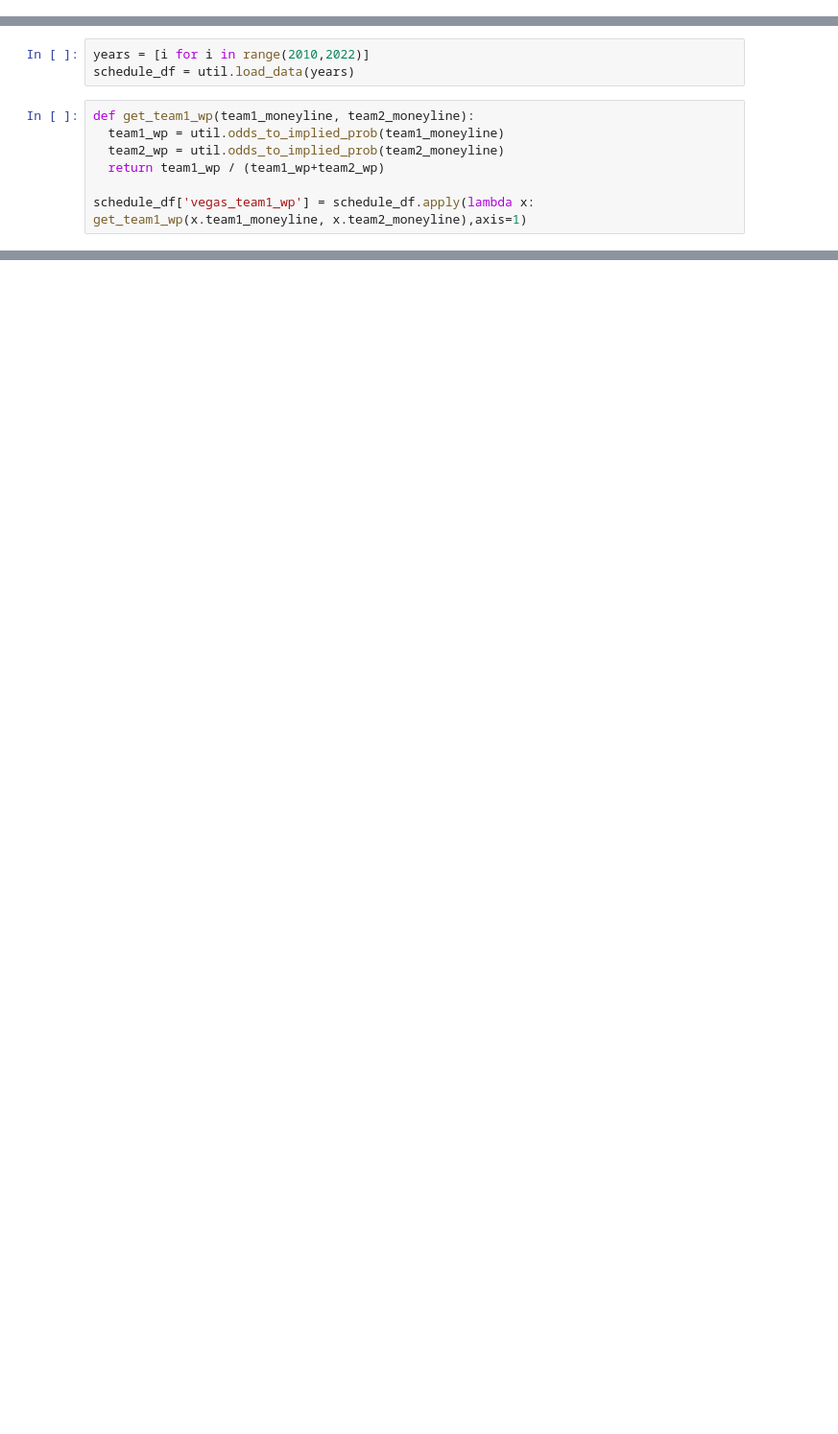
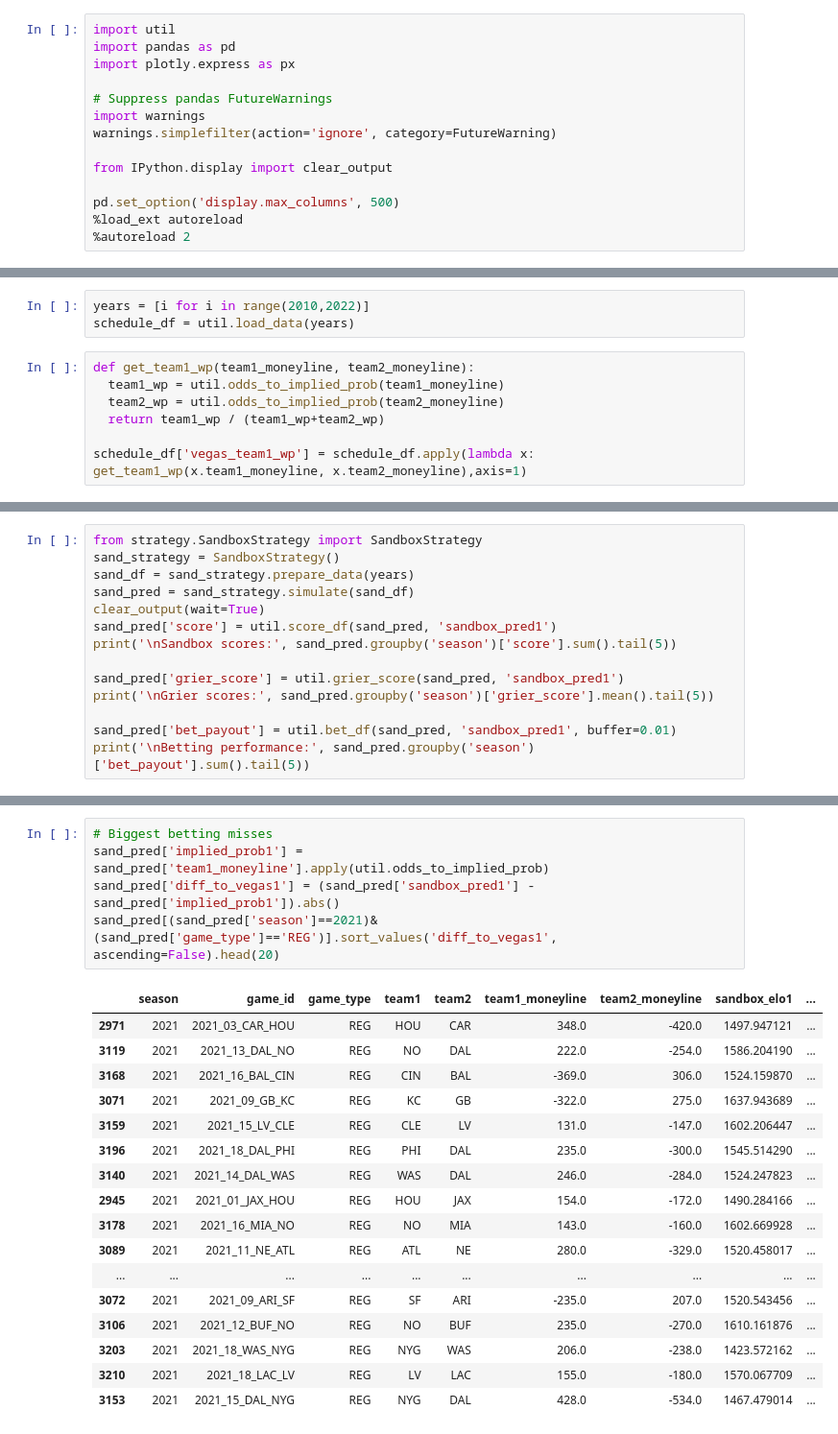
Before and after one commit to MMuta52/nfl_prediction_game, a Jupyter notebook: run_strategies.ipynb, the cells around one changed output, grey strips where cells are left out. Shown: that part at 96% size. Drawn from its saved outputs; the diff is of its cells as text; blank space fills up the shorter version.

```diff
--- a/run_strategies.ipynb
+++ b/run_strategies.ipynb
@@ -5,0 +1,14 @@ import util
+# %%
+import util
+import pandas as pd
+import plotly.express as px
+
+# Suppress pandas FutureWarnings
+import warnings
+warnings.simplefilter(action='ignore', category=FutureWarning)
+
+from IPython.display import clear_output
+
+pd.set_option('display.max_columns', 500)
+%load_ext autoreload
+%autoreload 2
@@ -33,0 +176,14 @@ print('Adjusted Elo scores:', adj_pred.groupby('season')['score'].sum().tail(3))
+# %%
+from strategy.SandboxStrategy import SandboxStrategy
+sand_strategy = SandboxStrategy()
+sand_df = sand_strategy.prepare_data(years)
+sand_pred = sand_strategy.simulate(sand_df)
+clear_output(wait=True)
+sand_pred['score'] = util.score_df(sand_pred, 'sandbox_pred1')
+print('\nSandbox scores:', sand_pred.groupby('season')['score'].sum().tail(5))
+
+sand_pred['grier_score'] = util.grier_score(sand_pred, 'sandbox_pred1')
+print('\nGrier scores:', sand_pred.groupby('season')['grier_score'].mean().tail(5))
+
+sand_pred['bet_payout'] = util.bet_df(sand_pred, 'sandbox_pred1', buffer=0.01)
+print('\nBetting performance:', sand_pred.groupby('season')['bet_payout'].sum().tail(5))
@@ -33,0 +254,23 @@ print('Adjusted Elo scores:', adj_pred.groupby('season')['score'].sum().tail(3))
+# %%
+# Biggest betting misses
+sand_pred['implied_prob1'] = sand_pred['team1_moneyline'].apply(util.odds_to_implied_prob)
+sand_pred['diff_to_vegas1'] = (sand_pred['sandbox_pred1'] - sand_pred['implied_prob1']).abs()
+sand_pred[(sand_pred['season']==2021)&(sand_pred['game_type']=='REG')].sort_values('diff_to_vegas1', ascending=False).head(20)
+# %% [output]
+|  | season | game_id | game_type | team1 | team2 | team1_moneyline | team2_moneyline | sandbox_elo1 | ... |
+| 2971 | 2021 | 2021_03_CAR_HOU | REG | HOU | CAR | 348.0 | -420.0 | 1497.947121 | ... |
+| 3119 | 2021 | 2021_13_DAL_NO | REG | NO | DAL | 222.0 | -254.0 | 1586.204190 | ... |
+| 3168 | 2021 | 2021_16_BAL_CIN | REG | CIN | BAL | -369.0 | 306.0 | 1524.159870 | ... |
+| 3071 | 2021 | 2021_09_GB_KC | REG | KC | GB | -322.0 | 275.0 | 1637.943689 | ... |
+| 3159 | 2021 | 2021_15_LV_CLE | REG | CLE | LV | 131.0 | -147.0 | 1602.206447 | ... |
+| 3196 | 2021 | 2021_18_DAL_PHI | REG | PHI | DAL | 235.0 | -300.0 | 1545.514290 | ... |
+| 3140 | 2021 | 2021_14_DAL_WAS | REG | WAS | DAL | 246.0 | -284.0 | 1524.247823 | ... |
+| 2945 | 2021 | 2021_01_JAX_HOU | REG | HOU | JAX | 154.0 | -172.0 | 1490.284166 | ... |
+| 3178 | 2021 | 2021_16_MIA_NO | REG | NO | MIA | 143.0 | -160.0 | 1602.669928 | ... |
+| 3089 | 2021 | 2021_11_NE_ATL | REG | ATL | NE | 280.0 | -329.0 | 1520.458017 | ... |
+| ... | ... | ... | ... | ... | ... | ... | ... | ... | ... |
+| 3072 | 2021 | 2021_09_ARI_SF | REG | SF | ARI | -235.0 | 207.0 | 1520.543456 | ... |
+| 3106 | 2021 | 2021_12_BUF_NO | REG | NO | BUF | 235.0 | -270.0 | 1610.161876 | ... |
+| 3203 | 2021 | 2021_18_WAS_NYG | REG | NYG | WAS | 206.0 | -238.0 | 1423.572162 | ... |
+| 3210 | 2021 | 2021_18_LAC_LV | REG | LV | LAC | 155.0 | -180.0 | 1570.067709 | ... |
+| 3153 | 2021 | 2021_15_DAL_NYG | REG | NYG | DAL | 428.0 | -534.0 | 1467.479014 | ... |
```
Also changed, not shown: parts of 13 cells of this notebook, 5 other files.
